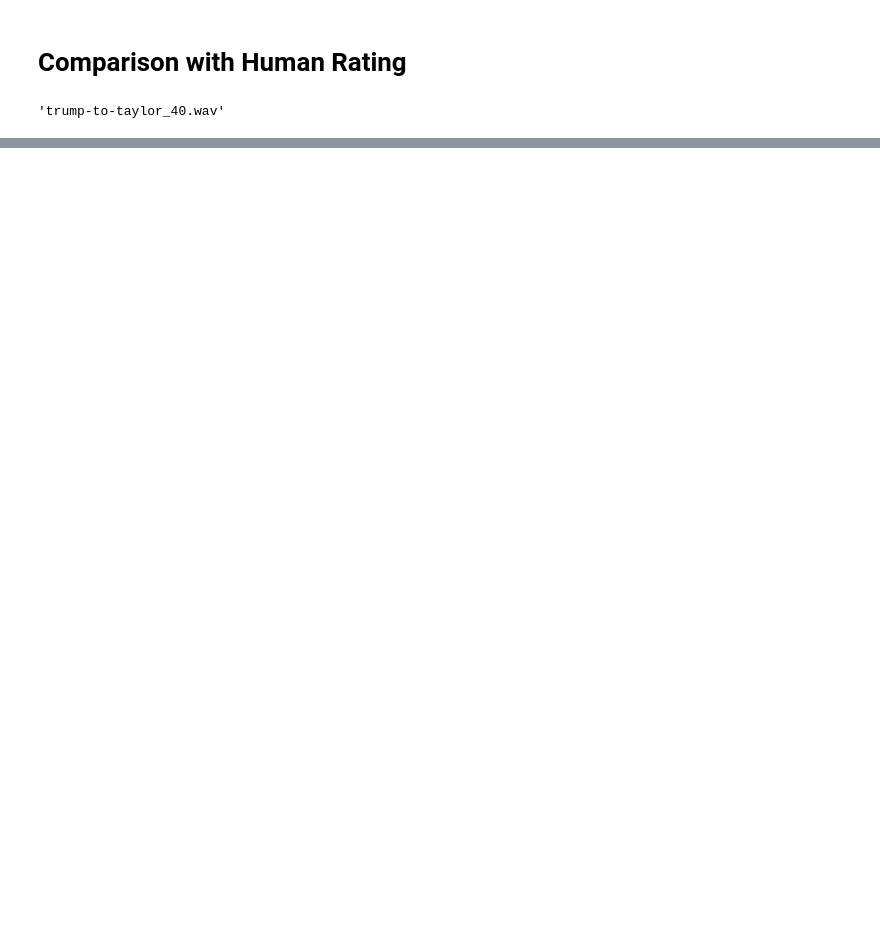
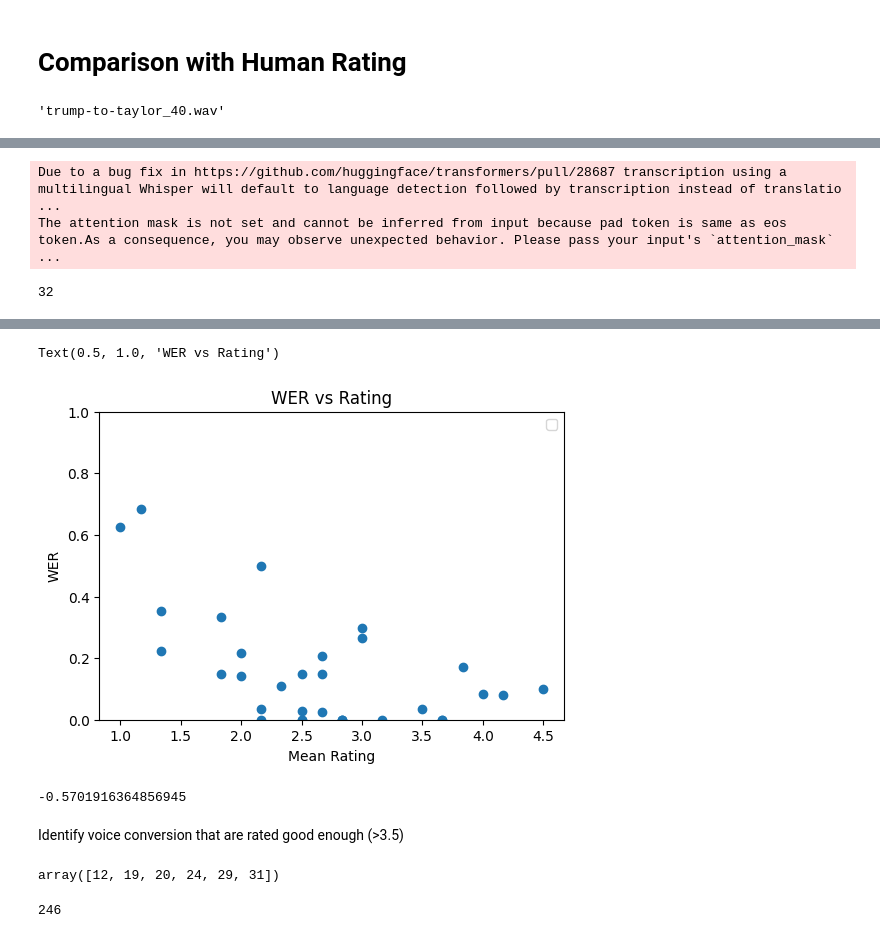
Before and after one commit to GasserElbanna/voice-speech-metamers, a Jupyter notebook: Deepfake_Analysis_SpeakerDistance_vs_Rating.ipynb, the cells around one changed output, grey strips where cells are left out. Saved outputs shown, nothing was run; the diff lists cells and outputs as text; code cells hidden in the pictures; blank space fills up the shorter version.

Commit message:
deepfake analysis and comparison with human data

```diff
--- a/Deepfake_Analysis_SpeakerDistance_vs_Rating.ipynb
+++ b/Deepfake_Analysis_SpeakerDistance_vs_Rating.ipynb
@@ -377,0 +320,54 @@ speaker_verification_fake.to_csv('/content/drive/MyDrive/AUDIO/speaker_verificat
+# %%
+real_transcript = []
+fake_transcript = []
+
+for i in range(len(audio_path)):
+  audio_1_path = os.path.join('/content/drive/MyDrive/Deepfake_Analysis/AUDIO/FAKE_PARSED/',audio_path.iloc[i])
+  audio_2_path = os.path.join(
+      '/content/drive/MyDrive/Deepfake_Analysis/AUDIO/REAL_PARSED/',
+      audio_path.iloc[i].split('-')[0]+'-original_'+audio_path.iloc[i].split('_')[1])
+
+  fake_audio, sr_audio = torchaudio.load(audio_1_path)
+  fake_audio = resampler(fake_audio)
+  input_audio_1 = fake_audio[0,:]
+  fake_audio, sr_audio = torchaudio.load(audio_2_path)
+  fake_audio = resampler(fake_audio)
+  input_audio_2 = fake_audio[0,:]
+
+  input_features_1 = processor(input_audio_1, sampling_rate=sr, return_tensors="pt").input_features
+  input_features_2 = processor(input_audio_2, sampling_rate=sr, return_tensors="pt").input_features
+
+  predicted_ids_1 = model.generate(input_features_1)
+  predicted_ids_2 = model.generate(input_features_2)
+  # decode token ids to text
+  transcription_1 = processor.batch_decode(predicted_ids_1, skip_special_tokens=True)
+  transcription_2 = processor.batch_decode(predicted_ids_2, skip_special_tokens=True)
+  fake_transcript.append(transcription_1)
+  real_transcript.append(transcription_2)
+# %% [output]
+Due to a bug fix in https://github.com/huggingface/transformers/pull/28687 transcription using a multilingual Whisper will default to language detection followed by transcription instead of translatio ...
+The attention mask is not set and cannot be inferred from input because pad token is same as eos token.As a consequence, you may observe unexpected behavior. Please pass your input's `attention_mask`  ...
+# %%
+from jiwer import wer
+
+result = []
+
+for i in range(len(fake_transcript)):
+  try:
+    val = wer(str(fake_transcript[i]), str(real_transcript[i]))
+    result.append(val)
+  except:
+    pass
+# %%
+len(result)
+# %% [output]
+32
+# %%
+plt.figure(figsize=[6,4])
+plt.scatter(subject_response_mean, result)
+plt.legend()
+plt.ylim([0,1])
+plt.xlabel('Mean Rating')
+plt.ylabel('WER')
+plt.title('WER vs Rating')
+# %% [output]
@@ -377,0 +375,13 @@ speaker_verification_fake.to_csv('/content/drive/MyDrive/AUDIO/speaker_verificat
+Text(0.5, 1.0, 'WER vs Rating')
+[figure, added]
+# %%
+np.corrcoef(result, subject_response_mean)[0][1]
+# %% [output]
+-0.5701916364856945
+# %% [markdown]
+Identify voice conversion that are rated good enough (>3.5)
+# %%
+indices = np.where(np.array(subject_response_mean) > 3.5)[0]
+indices
+# %% [output]
+array([12, 19, 20, 24, 29, 31])
@@ -377,0 +444,4 @@ speaker_verification_fake.to_csv('/content/drive/MyDrive/AUDIO/speaker_verificat
+# %%
+len(result)
+# %% [output]
+246
```
Also changed, not shown: parts of 54 cells of this notebook.
